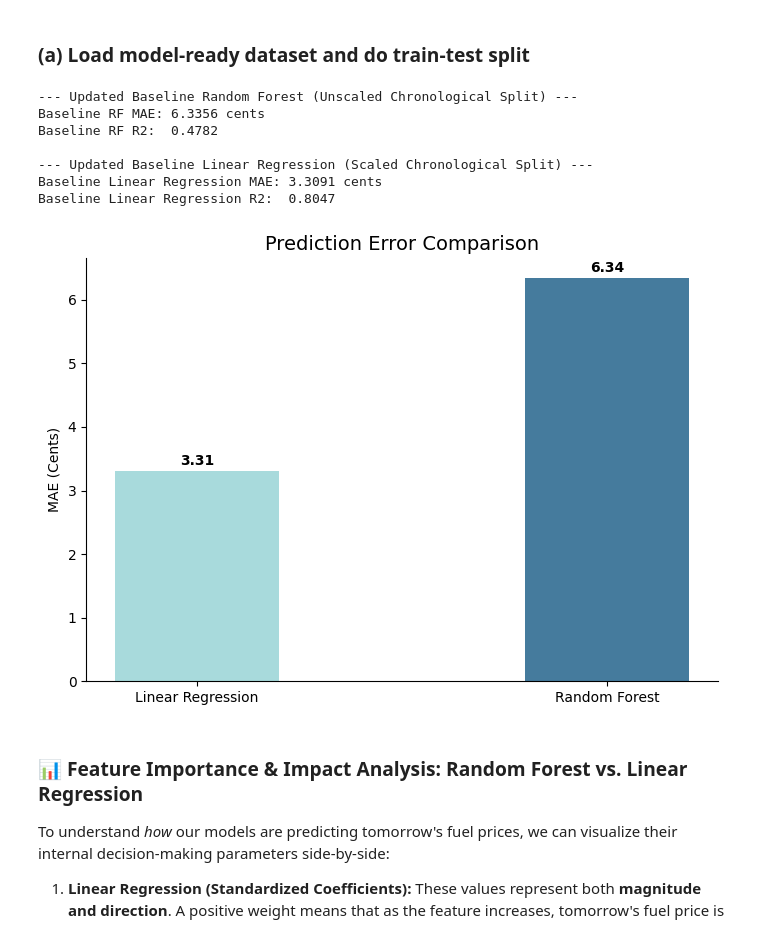
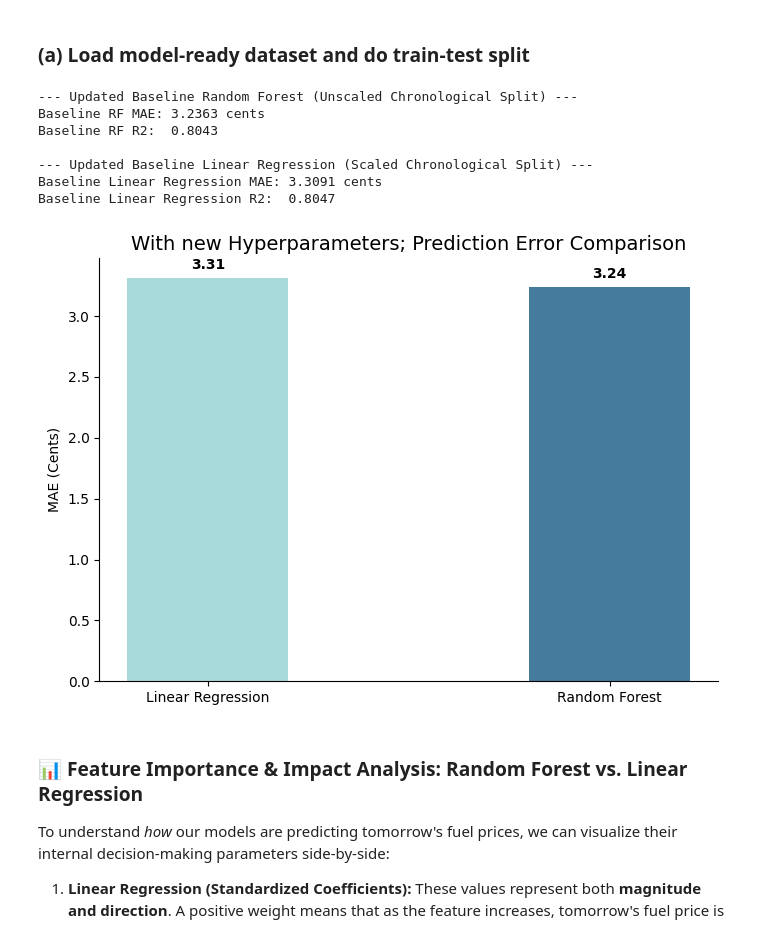
Before and after one commit to tim-fan1/engg2112, a Jupyter notebook: train_chrono_split.ipynb, the cells around one changed output. Saved outputs shown, nothing was run; the diff lists cells and outputs as text; code cells hidden in the pictures.

```diff
--- a/train_chrono_split.ipynb
+++ b/train_chrono_split.ipynb
@@ -57,16 +57,18 @@ baseline_lr_r2 = r2_score(y_test_chrono, baseline_lr_preds)
 
 
 # 7. Instantiate and Train Random Forest (Using UNSCALED data)
+# Best: {'max_depth': 7, 'max_features': 0.6, 'min_samples_leaf': 30, 'n_estimators': 300}
 baseline_rf = RandomForestRegressor(
-    n_estimators=100,
-    max_depth=None,
+    n_estimators=300,
+    max_depth=7,
     min_samples_split=2,
-    min_samples_leaf=1,
-    max_features=1.0,
+    min_samples_leaf=30,
+    max_features=0.6,
     bootstrap=True,
     random_state=42,
     n_jobs=-1
 )
+
 # We feed the raw, unscaled features here because trees are scale-invariant
 baseline_rf.fit(X_train_chrono, y_train_chrono)
 baseline_rf_preds = baseline_rf.predict(X_test_chrono)
@@ -80,37 +82,37 @@ print(f"Baseline RF R2:  {baseline_rf_r2:.4f}\n")
 
 print("--- Updated Baseline Linear Regression (Scaled Chronological Split) ---")
 print(f"Baseline Linear Regression MAE: {baseline_lr_mae:.4f} cents")
 print(f"Baseline Linear Regression R2:  {baseline_lr_r2:.4f}\n")
 
 plt.figure(figsize=(7, 5))
 results = {'Linear Regression': baseline_lr_mae, 'Random Forest': baseline_rf_mae}
 colors = ['#A8DADC', '#457B9D']
 
 bars = plt.bar(results.keys(), results.values(), color=colors, width=0.4)
 
 # Scientific styling
-plt.title('Prediction Error Comparison', fontsize=14)
+plt.title('With new Hyperparameters; Prediction Error Comparison', fontsize=14)
 plt.ylabel('MAE (Cents)')
 plt.gca().spines['top'].set_visible(False)
 plt.gca().spines['right'].set_visible(False)
 
 # Add values
 for bar in bars:
     yval = bar.get_height()
     plt.text(bar.get_x() + bar.get_width()/2, yval + 0.05, f'{yval:.2f}',
              ha='center', va='bottom', fontweight='bold')
 
 plt.tight_layout()
 plt.show()
 # %% [output]
 --- Updated Baseline Random Forest (Unscaled Chronological Split) ---
-Baseline RF MAE: 6.3356 cents
-Baseline RF R2:  0.4782
+Baseline RF MAE: 3.2363 cents
+Baseline RF R2:  0.8043
 
 --- Updated Baseline Linear Regression (Scaled Chronological Split) ---
 Baseline Linear Regression MAE: 3.3091 cents
 Baseline Linear Regression R2:  0.8047
-[figure, old version]
+[figure, new version]
 # %% [markdown]
 ### 📊 Feature Importance & Impact Analysis: Random Forest vs. Linear Regression
 
```
Also changed, not shown: parts of 5 cells of this notebook, 1 other file.
